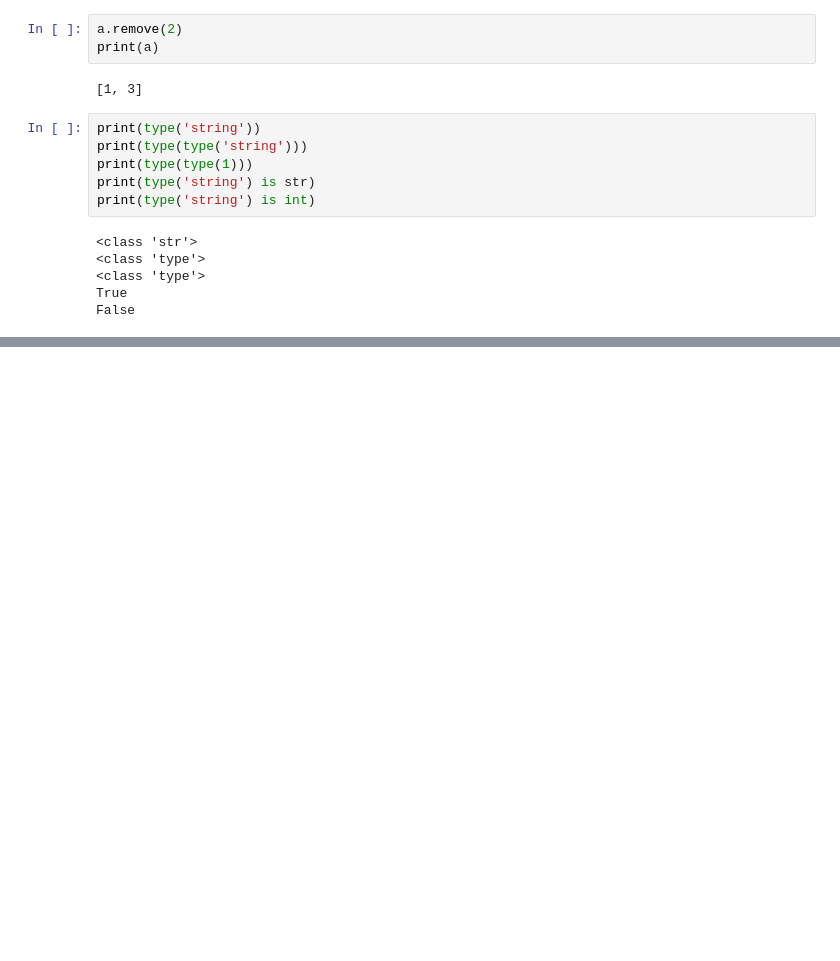
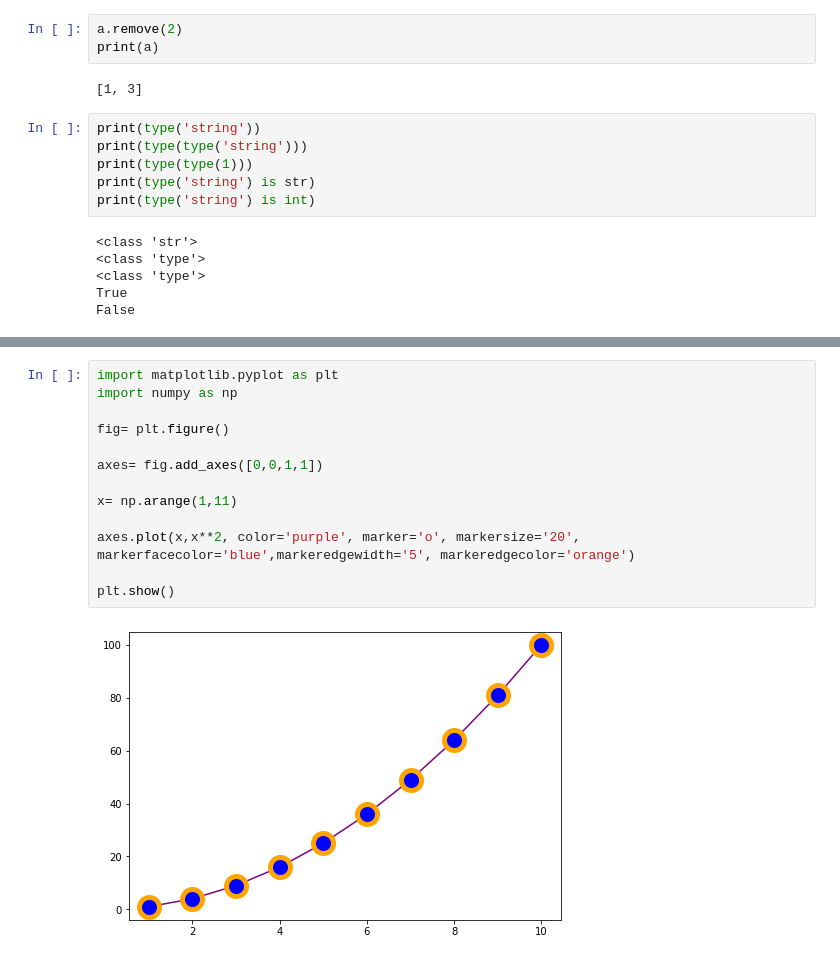
Before and after one commit to liletian/python, a Jupyter notebook: compression/dct_jpeg.ipynb, the cells around one changed output, grey strips where cells are left out. Drawn from its saved outputs; the diff is of its cells as text; blank space fills up the shorter version.

```diff
--- a/compression/dct_jpeg.ipynb
+++ b/compression/dct_jpeg.ipynb
@@ -242,0 +300,15 @@ False
+# %%
+import matplotlib.pyplot as plt
+import numpy as np
+
+fig= plt.figure()
+
+axes= fig.add_axes([0,0,1,1])
+
+x= np.arange(1,11)
+
+axes.plot(x,x**2, color='purple', marker='o', markersize='20', markerfacecolor='blue',markeredgewidth='5', markeredgecolor='orange')
+
+plt.show()
+# %% [output]
+[figure, added]
```
Also changed, not shown: parts of 6 cells of this notebook.
